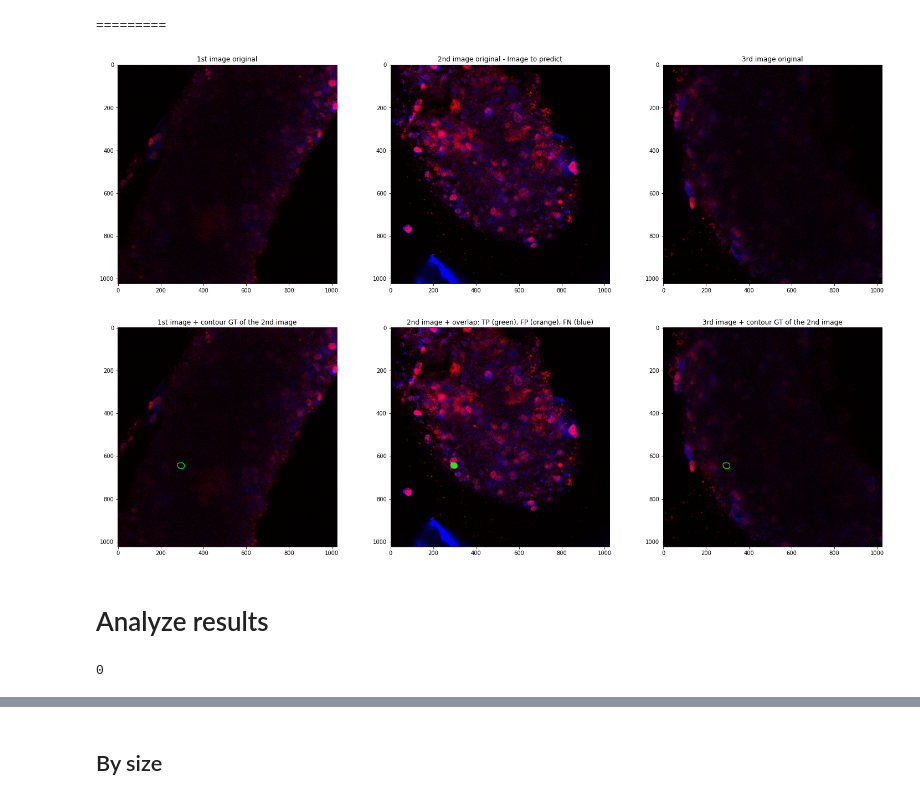
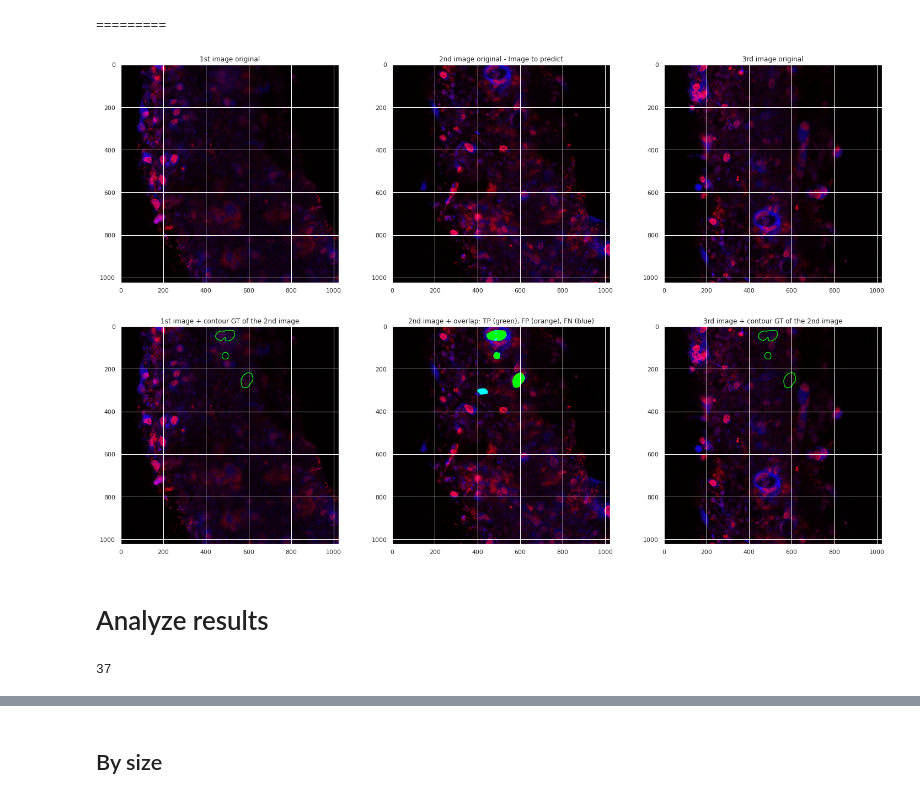
Before and after one commit to simone7monaco/XT-rene-policistico, a Jupyter notebook: write-results-3d.ipynb, the cells around one changed output, grey strips where cells are left out. Cells and saved outputs as stored; diff of their text form; code cells hidden in the pictures.

Commit message:
Fix write results for 3d dataset

```diff
--- a/write-results-3d.ipynb
+++ b/write-results-3d.ipynb
@@ -256,5 +257,7 @@ real_img_PATH = ROOT / "images-all-nodivision"
 date_name = "2022-06-12 17:03:49"
 res_model_PATH = Path("cyst_checkpoints") / "Nature_v3" / date_name / "inference_3d"
 
-for res_model_PATH in sorted(res_model_PATH.glob("tubule_*")):
-    write_results(res_model_PATH, is_jpg=True)
+# for res_model_PATH in sorted(res_model_PATH.glob("tubule_*")):
+#     write_results(res_model_PATH, is_jpg=True)
+
+write_results(res_model_PATH, is_jpg=True)
@@ -267,9 +272,6 @@ for res_model_PATH in sorted(res_model_PATH.glob("tubule_*")):
 # plt.figure(figsize = (20,20))
 # plt.imshow(img)
 # %%
-from lib.utils.overlap_image import overlap_contour, overlap_figure
-
-
 def show(img_path1, img_path2, img_path3, res_model_PATH, title=None):
     fig, (ax1, ax2) = plt.subplots(2, 3, figsize=(25, 16))
     if title:
@@ -290,35 +292,35 @@ def show(img_path1, img_path2, img_path3, res_model_PATH, title=None):
     ax1[0].set_title("1st image original")
     ax1[1].imshow(img2)
     ax1[1].set_title("2nd image original - Image to predict")
     ax1[2].imshow(img3)
     ax1[2].set_title("3rd image original")
 
     ax2[0].imshow(img_col_1)
     ax2[0].set_title("1st image + contour GT of the 2nd image")
     ax2[1].imshow(img_over_2)
     ax2[1].set_title("2nd image + overlap: TP (green), FP (orange), FN (blue)")
     ax2[2].imshow(img_col_3)
     ax2[2].set_title("3rd image + contour GT of the 2nd image")
     print('=========')
     plt.show()
     # plt.savefig(f"segmentation-images/{uuid.uuid4()}")
 
 def show_all(res_model_PATH: Path, title=None):
     images = sorted(res_model_PATH.iterdir())
     # for idx in range(2, len(images)-1):
-    for idx in range(2, 3):
+    for idx in range(5, 6):
         if images[idx-1].suffix != ".png":
             continue
         if images[idx].suffix != ".png":
             continue
         if images[idx+1].suffix != ".png":
             continue
         show(images[idx-1].stem, images[idx].stem, images[idx+1].stem, res_model_PATH)
 
 show_all(res_model_PATH)
 # %% [output]
 =========
-[figure, old version]
+[figure, new version]
 # %% [markdown]
 # Analyze results
 # %%
@@ -382,8 +384,8 @@ def get_results(path_dir):
             cysts_ls.append((int(area), cyst["state"], example, treatment, invented))
     return cysts_ls
 
-inf_dir = Path("inference") / date_name
-
+# inf_dir = Path("inference") / date_name
+inf_dir = Path("cyst_checkpoints") / "Nature_v3" / date_name / "inference_3d"
 
 def get_treatment(fname):
     """Get name of the example
@@ -413,14 +415,18 @@ def get_treatment(fname):
     # assert ftype in results.keys(), f"File not in example list: {results.keys()}"
     return treatment
 
+get_results(inf_dir)
+
 cysts = []
-for exp_path in inf_dir.glob("tubule_*"):
-    cysts += get_results(exp_path)
+# for exp_path in inf_dir.glob("tubule_*"):
+#     cysts += get_results(exp_path)
+cysts += get_results(inf_dir)
+
 cysts = pd.DataFrame(cysts, columns=["size", "status", "example", "treatment","invented"])
 cysts = cysts.sort_values(["size"])
 len(cysts)
 # %% [output]
-0
+37
 # %%
 def compute_metrics(df):
     # Compute total
```
Also changed, not shown: parts of 11 cells of this notebook, 4 other files.
